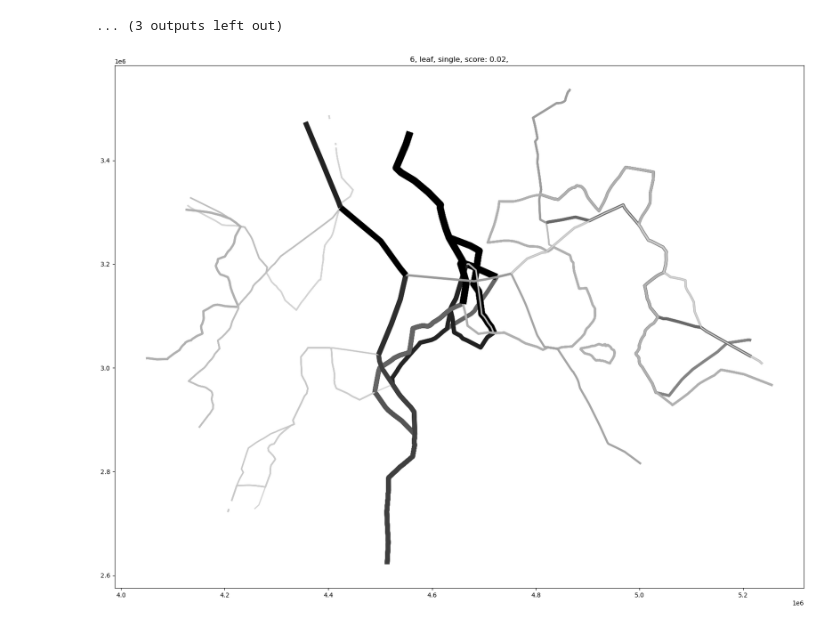
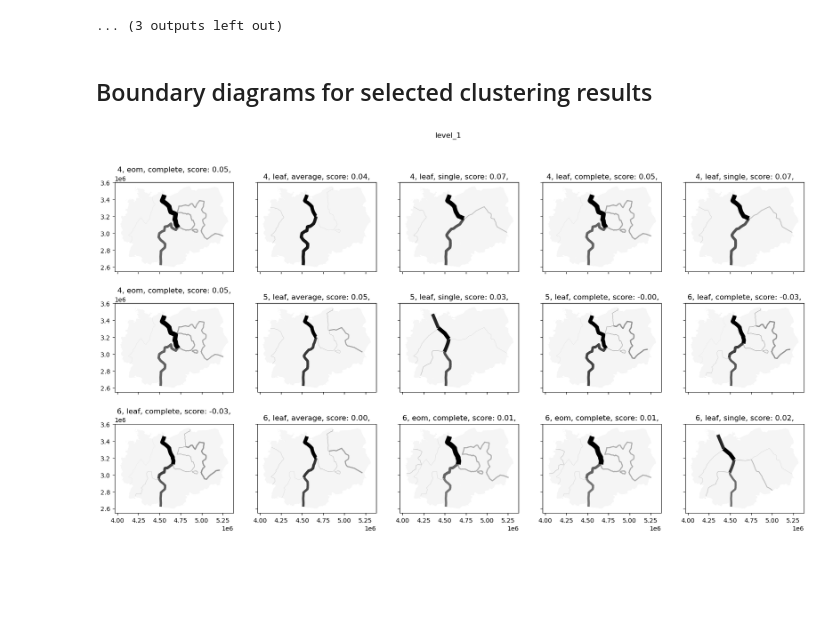
Before and after one commit to uscuni/boundaries_of_change, a Jupyter notebook: code/04_clustering.ipynb, the cells around one changed output. Drawn from its saved outputs; the diff is of its cells as text; code cells hidden in the pictures; blank space fills up the shorter version.

Commit message:
generate diagrams for selected clustering variants

```diff
--- a/code/04_clustering.ipynb
+++ b/code/04_clustering.ipynb
@@ -597,10 +599,16 @@ generate_bc_matrices_for_cluster_boundaries(results_of_interest, levels)
 4     3  MULTIPOLYGON (((4773575.286 3050634.944, 47720...
 5     4  POLYGON ((5191461.634 3034907.345, 5190600.298...
 ... (3 outputs left out)
+# %% [markdown]
+## Boundary diagrams for selected clustering results
 # %%
-def generate_boundary_diagram(cluster_params_df, level="level_7", ax=False):
-    """Generates a boundary diagram for a given layer."""
+def generate_boundary_diagrams_for_clusters(cluster_params_df, level="level_7", ax=False):
+    fig, axs = plt.subplots(ncols=5, nrows=3, figsize=(20,10), sharex=True, sharey=True)
+    axs = axs.flatten()
+    fig.suptitle(level)
+
     for index, row in cluster_params_df.iterrows():
+        ax = axs[index]
         min_c_size = row["min_cluster_size"]
         extraction = row["extraction"]
         linkage = row["linkage"]
@@ -612,7 +620,7 @@ def generate_boundary_diagram(cluster_params_df, level="level_7", ax=False):
 
         dissolved_fuas = fuas.dissolve(by=clusterer.labels_)
         dissolved_fuas = dissolved_fuas.drop([-1])
-        voronoi =  libpysal.cg.voronoi_frames(dissolved_fuas, return_input=False, shrink=1000, segment=500)
+        voronoi =  libpysal.cg.voronoi_frames(dissolved_fuas, return_input=False, shrink=1000, segment=500, as_gdf=False)
 
         boundary = gpd.clip(voronoi, aoi)
         boundary = boundary.reset_index()
@@ -649,12 +657,14 @@ def generate_boundary_diagram(cluster_params_df, level="level_7", ax=False):
             for geom, width in zip (geoms, border_widths):
                 gpd.GeoSeries([shapely.line_merge(geom)]).plot(ax=ax, linewidth=width, color=cmap(norm(width)))
                 ax.set_title(f"{n_clusters}, {extraction}, {linkage}, score: {score:0.2f},", fontsize=12)
+            aoi.plot(ax=axs[index], color='whitesmoke')
         else:
             fig, ax = plt.subplots(figsize=(20,20))
             ax.set_title(f"{n_clusters}, {extraction}, {linkage}, score: {score:0.2f},", fontsize=12)
             for geom, width in zip (geoms, border_widths):
                 gpd.GeoSeries([shapely.line_merge(geom)]).plot(ax=ax, linewidth=width, color=cmap(norm(width)))
+            aoi.plot(ax=axs[index], color='whitesmoke')
 # %%
-generate_boundary_diagram(results_of_interest)
+generate_boundary_diagrams_for_clusters(results_of_interest, "level_1")
 # %% [output]
-[figure, old version]
+[figure, new version]
```
Also changed, not shown: parts of 10 cells of this notebook.
